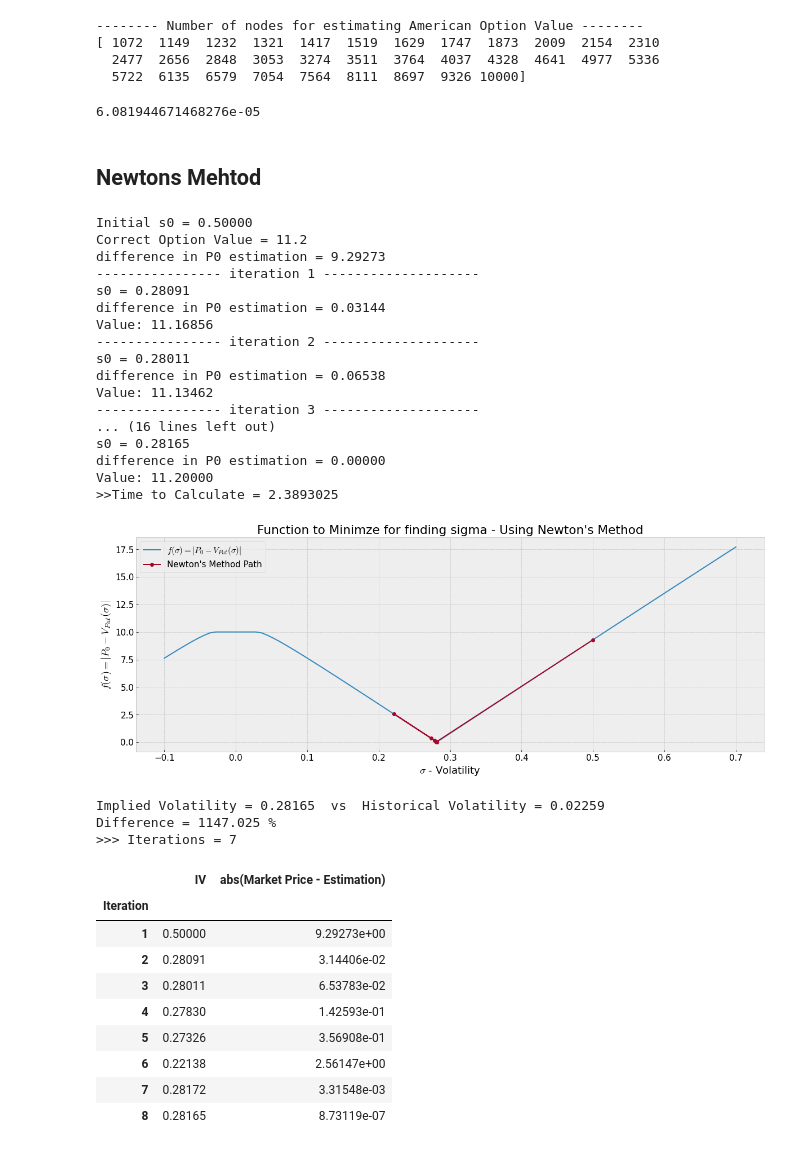
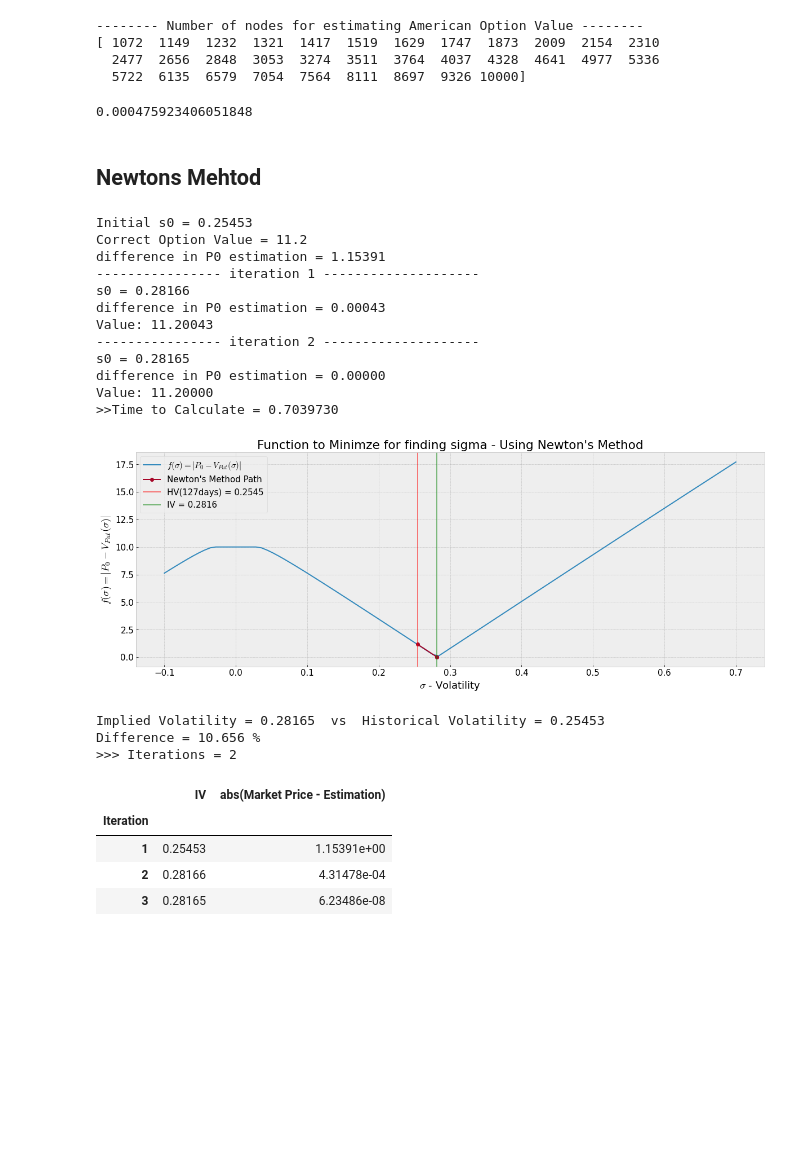
Before and after one commit to ithakis/European-and-American-put-option-pricing, a Jupyter notebook: Assignment-1-Option-Valuation.ipynb, the cells around one changed output. Drawn from its saved outputs; the diff is of its cells as text; code cells hidden in the pictures; blank space fills up the shorter version.

```diff
--- a/Assignment-1-Option-Valuation.ipynb
+++ b/Assignment-1-Option-Valuation.ipynb
@@ -41,10 +41,10 @@ _END    = NOW+dt.timedelta(days=ceil(365/2))
 calendar        = nyse.schedule(start_date=NOW, end_date=_END)
 expiration_date = pd.to_datetime(calendar.index.values[-1])
 
-T = calendar.shape[0]
+TRAIDING_DAYS = calendar.shape[0]
 
 print(f"Expiration Date = {pd.to_datetime(expiration_date).strftime('%Y-%m-%d')}")
-print(f"Trading Days until expiration = {T} / 252") ; T = T / 252
+print(f"Trading Days until expiration = {TRAIDING_DAYS} / 252") ; T = TRAIDING_DAYS / 252
 print(f"T = {T}")
 # early
 # %% [output]
@@ -108,19 +108,19 @@ hist['log_ret'] = np.log(1 + hist.prChange)
 print("Historical Volatility the last 6 months using different methods for calculating Volatility\n")
 
 """ Std of Log Returns for the last 6 months """
-SIGMA = hist.loc[hist.index > _START].log_ret.std(ddof=1)
+SIGMA = hist.loc[hist.index > _START].log_ret.std(ddof=1) * np.sqrt(TRAIDING_DAYS)
 print(f'Std(log(returns)): \n>> {SIGMA:.9f}\n')
 
 """ Parkinson Volatility Model """
 sum_squared_log_HL = ((np.log((hist.High / hist.Low)))**2 ).loc[hist.index > _START]
-parkinson_historical_volatility_last_6_months = np.sqrt( 1/(4*(sum_squared_log_HL.shape[0]-1)*np.log(2)) * sum_squared_log_HL.sum() )
+parkinson_historical_volatility_last_6_months = np.sqrt( 1/(4*(sum_squared_log_HL.shape[0]-1)*np.log(2)) * sum_squared_log_HL.sum() ) * np.sqrt(TRAIDING_DAYS)
 print(f'Parkinson volatility: \n>> {parkinson_historical_volatility_last_6_months:.9f}\n')
 
 """ Rogers and Satchell Volatility Function """
 data = hist.loc[hist.index > _START]
 daily_rs_sqr_vol = (ln(data.High/data.Open)*(ln(data.High/data.Close))) \
          + ln(data.Low/data.Open)*( ln(data.Low/data.Close))
-rs_vol = np.sqrt(daily_rs_sqr_vol.mean())
+rs_vol = np.sqrt(daily_rs_sqr_vol.mean()) * np.sqrt(TRAIDING_DAYS)
 print(f'Rogers and Satchell Volatility: \n>> {rs_vol:.9f}')
 
 ax = hist.loc[hist.index > _START].log_ret.hist(bins=20)
@@ -442,13 +442,13 @@ N = 5336
 Approximation_Error = abs(_results_convergence_df[_results_convergence_df.index == N][["|Difference|"]].values[0,0])
 Approximation_Error
 # %% [output]
-6.081944671468276e-05
+0.000475923406051848
 # %% [markdown]
 ## Newtons Mehtod
 # %%
 it_max = 30         # Maximum Iterations to be performed for finding the best approximation for IV
-ds = 0.02           # Step in sigma to make to estimate the slope
-s0 = .5             # Set initial guess to something high so the convergence is easier, compared to when using small initial guess for IV.
+ds = 0.01           # Step in sigma to make to estimate the slope
+s0 = SIGMA             # Set initial guess to something high so the convergence is easier, compared to when using small initial guess for IV.
 print(f"Initial s0 = {s0:.5f}\nCorrect Option Value = {P0}")
 
 _V  = option_valuation_bt(S0=S0, K=K, T=T, r=r, sigma=s0, N=N, type="Put", american=True)
@@ -477,51 +477,43 @@ while it < 30:
 print(f">>Time to Calculate = {perf_counter() - _st:.7f}")
 IV = s0
 # %% [output]
-Initial s0 = 0.50000
+Initial s0 = 0.25453
 Correct Option Value = 11.2
-difference in P0 estimation = 9.29273
+difference in P0 estimation = 1.15391
 ---------------- iteration 1 --------------------
-s0 = 0.28091
-difference in P0 estimation = 0.03144
-Value: 11.16856
+s0 = 0.28166
+difference in P0 estimation = 0.00043
+Value: 11.20043
 ---------------- iteration 2 --------------------
-s0 = 0.28011
-difference in P0 estimation = 0.06538
-Value: 11.13462
----------------- iteration 3 --------------------
-... (16 lines left out)
 s0 = 0.28165
 difference in P0 estimation = 0.00000
 Value: 11.20000
->>Time to Calculate = 2.3893025
+>>Time to Calculate = 0.7039730
 # %%
 s = np.linspace(-.1,.7,101)
 v = [abs(P0 - option_valuation_bt(S0=S0, K=K, T=T, r=r, sigma=_, N=100, type="Put", american=True)) for _ in s]
 plt.plot(s,v) ; plt.xlabel(r'$\sigma$ - Volatility') ; plt.ylabel(r'$f(\sigma)=|P_0 - V_{Put}(\sigma)|$') ; plt.title("Function to Minimze for finding sigma - Using Newton's Method")
 plt.plot(_iv_convergence[:,0], _iv_convergence[:,1], marker='o')
-plt.legend([r'$f(\sigma)=|P_0 - V_{Put}(\sigma)|$', "Newton's Method Path"])
+plt.axvline(SIGMA, color='r', linestyle='-', alpha=.5)
+plt.axvline(IV, color='g', linestyle='-', alpha=.5)
+plt.legend([r'$f(\sigma)=|P_0 - V_{Put}(\sigma)|$', "Newton's Method Path", f'HV({TRAIDING_DAYS}days) = {SIGMA:.4f}', f'IV = {IV:.4f}'])
 plt.show()
 
 print(f'Implied Volatility = {IV:.5f}  vs  '
       f'Historical Volatility = {SIGMA:.5f}    \n'
       f'Difference = {(IV - SIGMA)/SIGMA * 100 :.3f} %  \n'
       f'>>> Iterations = {it}')
 
 """ Implied volatility Optimization History """
 _df = pd.DataFrame(_iv_convergence, columns=['IV', 'abs(Market Price - Estimation)'], index=range(1,_iv_convergence.shape[0]+1)) ; _df.index.name = 'Iteration'
 _df
 # %% [output]
-[figure, old version]
+[figure, new version]
-Implied Volatility = 0.28165  vs  Historical Volatility = 0.02259
-Difference = 1147.025 %
->>> Iterations = 7
+Implied Volatility = 0.28165  vs  Historical Volatility = 0.25453
+Difference = 10.656 %
+>>> Iterations = 2
 |  | IV | abs(Market Price - Estimation) |
 | Iteration |  |  |
-| 1 | 0.50000 | 9.29273e+00 |
-| 2 | 0.28091 | 3.14406e-02 |
-| 3 | 0.28011 | 6.53783e-02 |
-| 4 | 0.27830 | 1.42593e-01 |
-| 5 | 0.27326 | 3.56908e-01 |
-| 6 | 0.22138 | 2.56147e+00 |
-| 7 | 0.28172 | 3.31548e-03 |
-| 8 | 0.28165 | 8.73119e-07 |
+| 1 | 0.25453 | 1.15391e+00 |
+| 2 | 0.28166 | 4.31478e-04 |
+| 3 | 0.28165 | 6.23486e-08 |
```
Also changed, not shown: parts of 9 cells of this notebook, 7 other files.
